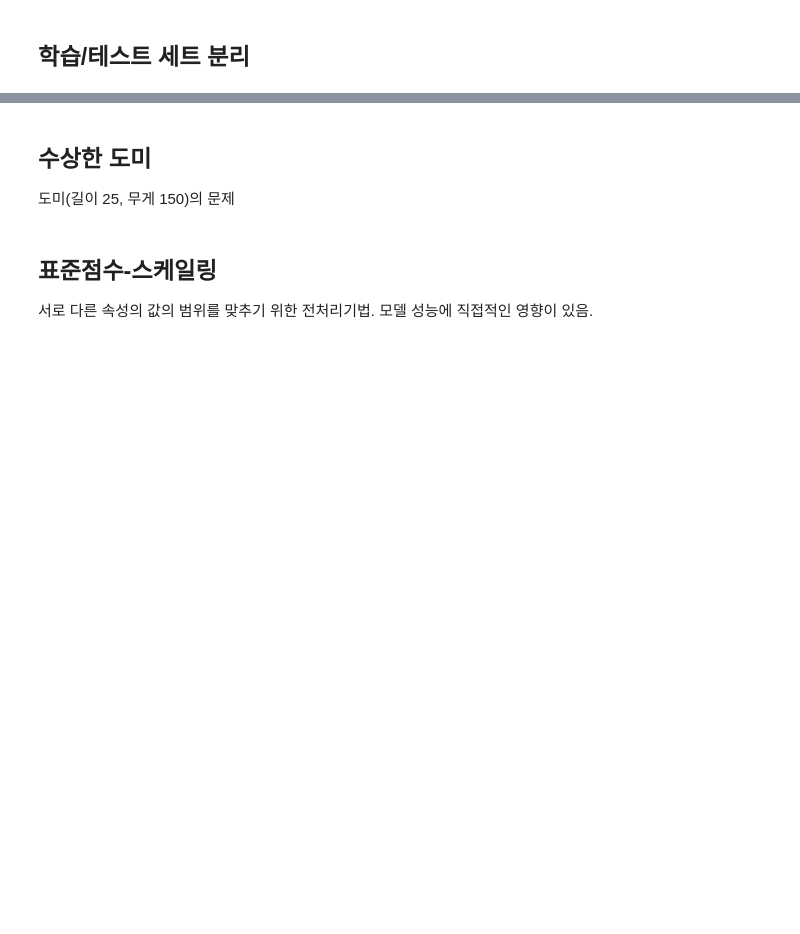
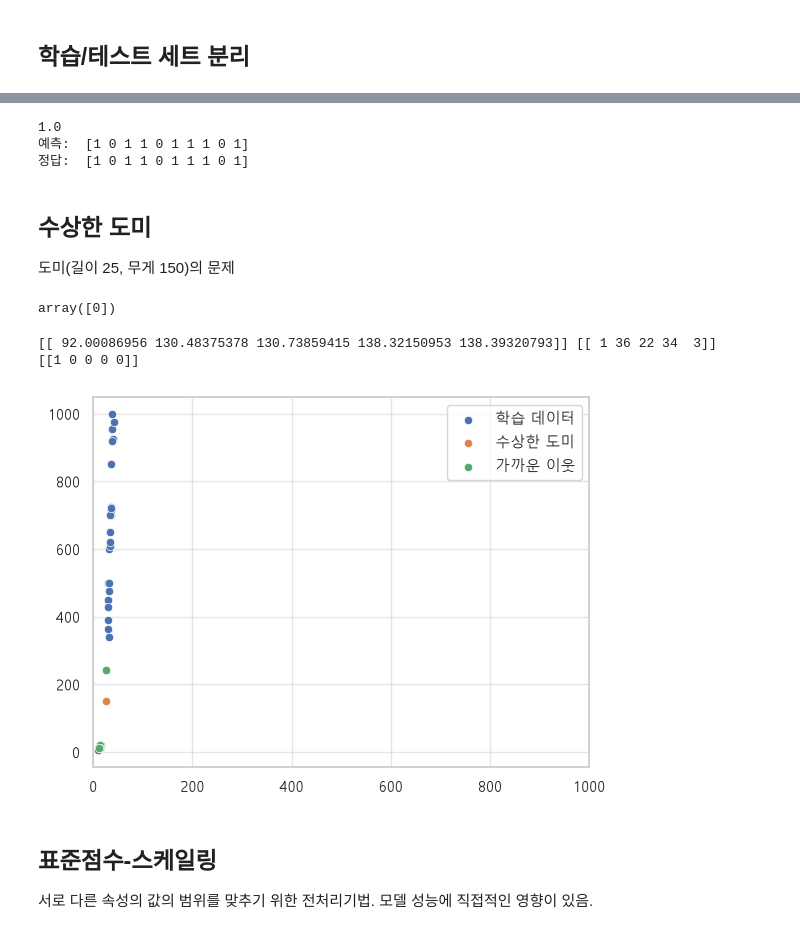
Before and after one commit to kimjeongjaejae-SKN33/06_machine_learning, a Jupyter notebook: 01_overview/02_classification_overview_knn.ipynb, the cells around one changed output, grey strips where cells are left out. Saved outputs shown, nothing was run; the diff lists cells and outputs as text; code cells hidden in the pictures; blank space fills up the shorter version.

```diff
--- a/01_overview/02_classification_overview_knn.ipynb
+++ b/01_overview/02_classification_overview_knn.ipynb
@@ -272,6 +277,58 @@ plt.show()
+# %%
+# 1. 다시 KNN 분류 모델 생성
+kn_clf = KNeighborsClassifier() # n_neighbors=5 기본값
+
+# 2. X_train, y_train만 학습
+kn_clf.fit(X_train, y_train)
+
+# 3. 평가: X_test, y_test로 평가 점수 확인ㄴ
+print(kn_clf.score(X_test, y_test))
+
+# 4. 예측: X_test를 모델에 전달할 경우 얻는 예측값을 y_test와 비교
+print("예측: ", kn_clf.predict(X_test))
+print("정답: ", y_test)
+# %% [output]
+1.0
+예측:  [1 0 1 1 0 1 1 1 0 1]
+정답:  [1 0 1 1 0 1 1 1 0 1]
 # %% [markdown]
 ## 수상한 도미
 도미(길이 25, 무게 150)의 문제
+# %%
+kn_clf.predict([[25,150]])
+# 실행 결과 : array([0]) == KNN 모델이 0 (빙어) 예측
+# %% [output]
+array([0])
+# %%
+# 도미 데이터를 넣었는데 빙어로 예측하는 원인을 그래프로 확인
+sns.scatterplot(x=X_train[:, 0], y=X_train[:, 1], label='학습 데이터')
+sns.scatterplot(x=[25], y=[150], label='수상한 도미')
+
+
+# '수상한 도미'와 가장 가까운 이웃의 거리와 X_train 인덱스를 반환
+distances, indices = kn_clf.kneighbors([[25, 150]])
+print(distances, indices)
+
+# 반환된 X_train 인덱스에 대응되는 정답 y_train 출력
+print(y_train[indices])
+
+neighbor_indices = indices.squeeze()
+sns.scatterplot(
+    x=X_train[neighbor_indices, 0],
+    y=X_train[neighbor_indices, 1],
+    label='가까운 이웃',
+)
+
+
+# x축 범위를 y축과 비슷하게 큰 값으로 설정함녀
+# 분포가 함축되어 보여 구분하기가 쉬워진다! -> KNN에서 스케일링이 필요한 이유!
+plt.xlim((0, 1000))
+plt.legend()
+plt.show()
+# %% [output]
+[[ 92.00086956 130.48375378 130.73859415 138.32150953 138.39320793]] [[ 1 36 22 34  3]]
+[[1 0 0 0 0]]
+[figure, added]
 # %% [markdown]
 ## 표준점수-스케일링
 서로 다른 속성의 값의 범위를 맞추기 위한 전처리기법.
```
Also changed, not shown: parts of 26 cells of this notebook, 1 other file.
